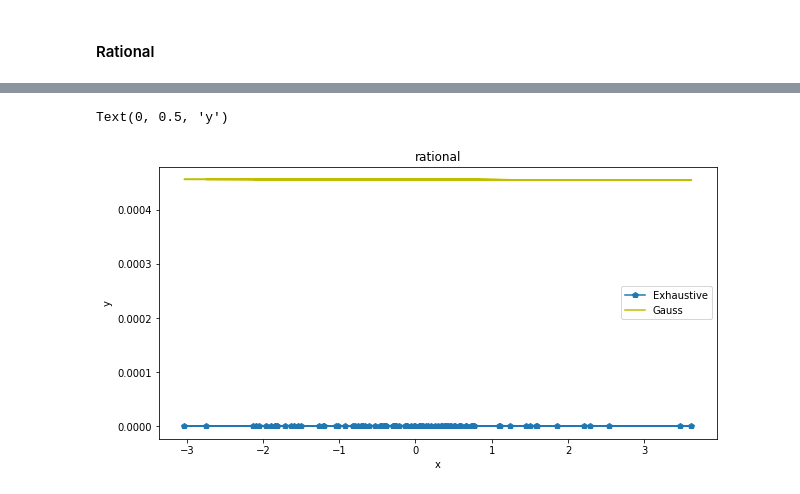
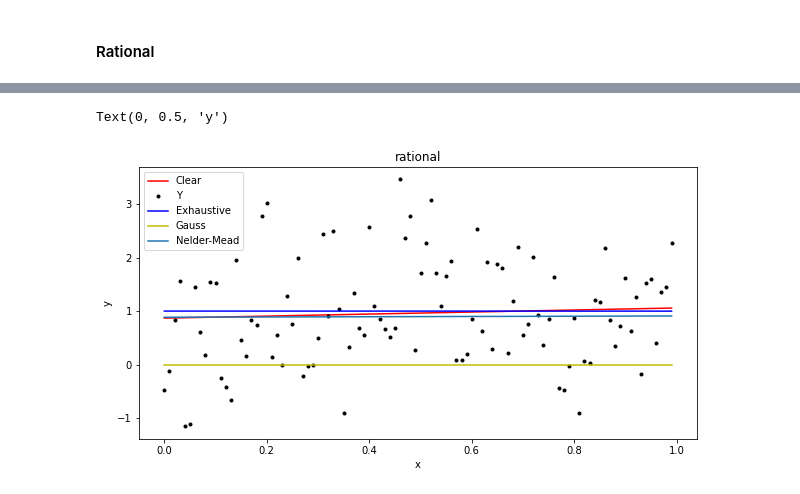
Before and after one commit to Nemat-Allah-Aloush/Algo_Tasks, a Jupyter notebook: Task 02.ipynb, the cells around one changed output, grey strips where cells are left out. Cells and saved outputs as stored; diff of their text form; code cells hidden in the pictures.

```diff
--- a/Task 02.ipynb
+++ b/Task 02.ipynb
@@ -174,8 +175,14 @@ min_ab=0
 max_ab=1
 error =0.001
 delta_normal=numpy.random.standard_normal(size=size_of_array)     #random samples samples from a standard Normal distribution (mean=0, stdev=1).
-x=numpy.empty([size_of_array])    #Intializing the x vector
-y=numpy.empty([size_of_array])    #Intializing the y vector
+x=[]   #Intializing the x vector
+y=[]   #Intializing the y vector
+y_clear =[] #Intializing the clear y vector
 for k in range(size_of_array):    #According to the proposed formulas, calculating x and y
-    numpy.append(x,k/100)
-    numpy.append(y, alpha* x[k]+ beta+ delta_normal[k])
+    x.append(k/100)
+    y.append(alpha* x[k]+ beta+ delta_normal[k])
+    y_clear.append(alpha* x[k]+ beta)
+print(alpha,beta)
+x=numpy.array(x)
+y=numpy.array(y)
+y_clear=numpy.array(y_clear)
@@ -373,3 +375,10 @@ Optimization terminated successfully.
+# %%
+parameters_rational[0].append(abs(alpha-parameters_rational[0][0]))
+parameters_rational[0].append(abs(beta-parameters_rational[0][1]))
+parameters_rational[1].append(abs(alpha-parameters_rational[1][0]))
+parameters_rational[1].append(abs(beta-parameters_rational[1][1]))
+parameters_rational[2].append(abs(alpha-parameters_rational[2][0]))
+parameters_rational[2].append(abs(beta-parameters_rational[2][1]))
 # %%
 # Printing a table with results
 rowIDs=['Exhaustive','Gauss ','Nelder-Mead']
@@ -387,18 +392,19 @@ print(tabulate(parameters_rational, headers=['a','b','function value','function
 # %%
 #x1 = numpy.linspace(1, min(x),max(x), endpoint=True)
 y1 = parameters_rational[0][0] /(1+ x* parameters_rational[0][1] )
 y2= parameters_rational[1][0] / (1+ x* parameters_rational[1][1] )
 y3=parameters_rational[2][0] /(1 + x* parameters_rational[2][1] )
 plt.figure(figsize=(10,5))
 plt.title("rational")
-#plt.plot(x, y, 'k-')
-plt.plot(x, y1, 'p-')
+plt.plot(x, y_clear, 'r-')
+plt.plot(x, y, '.k')
+plt.plot(x, y1, 'b-')
 plt.plot(x, y2, 'y-')
-#plt.plot(x, y3, 'b')
-plt.legend(["Exhaustive", "Gauss"])
-#plt.legend(["Y","Exhaustive", "Gauss","Nelder-Mead"])
+plt.plot(x, y3, '-')
+#plt.legend(["Exhaustive", "Gauss"])
+plt.legend(["Clear","Y","Exhaustive", "Gauss","Nelder-Mead"])
 plt.xlabel("x")
 plt.ylabel("y")
 # %% [output]
 Text(0, 0.5, 'y')
-[figure, old version]
+[figure, new version]
```
Also changed, not shown: parts of 8 cells of this notebook.
